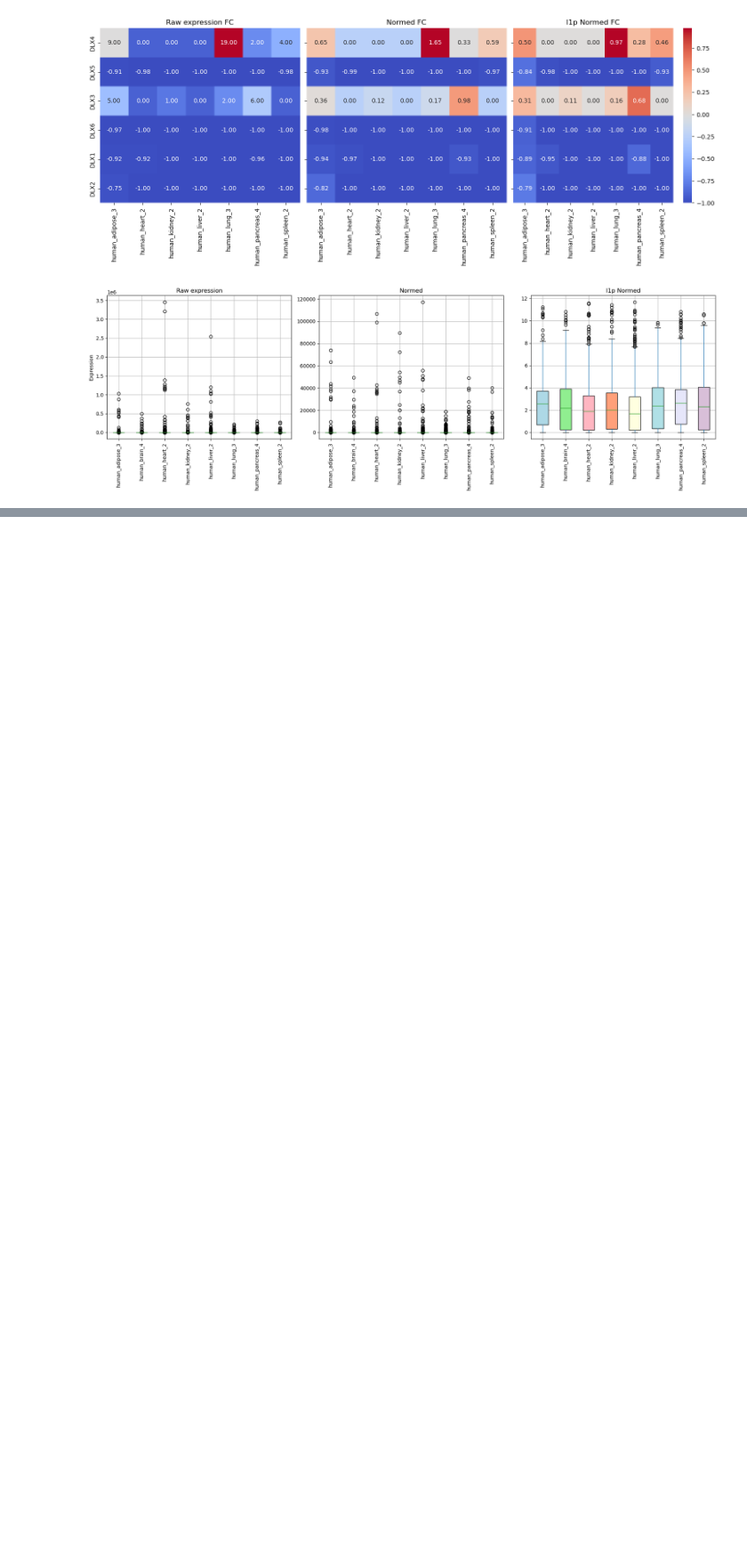
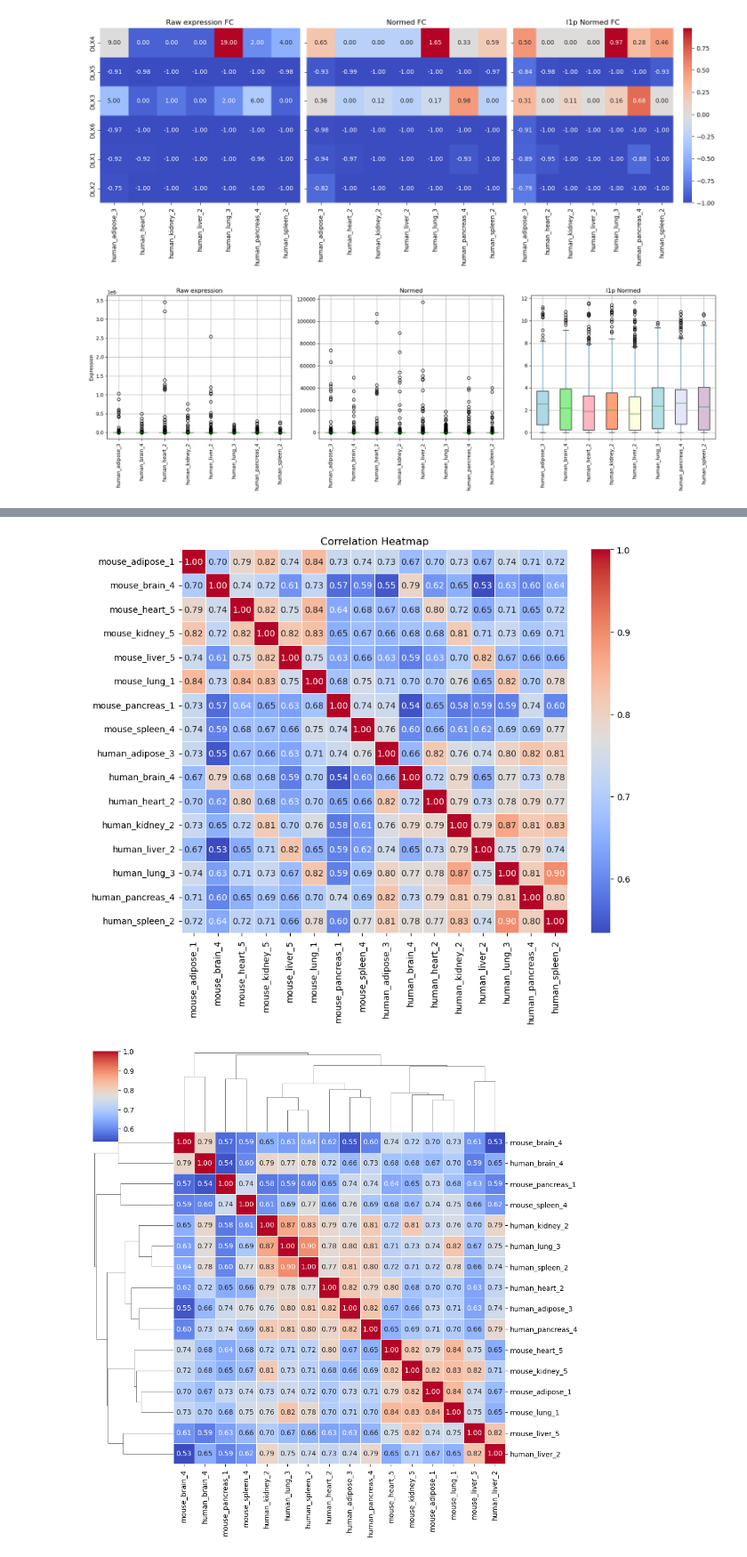
Before and after one commit to NYUAD-Core-Bioinformatics/StartAnalytics_2025, a Jupyter notebook: notebooks/day_1_python.ipynb, the cells around one changed output, grey strips where cells are left out. Shown at 89% size. Saved outputs shown, nothing was run; the diff lists cells and outputs as text; code cells hidden in the pictures; blank space fills up the shorter version.

```diff
--- a/notebooks/day_1_python.ipynb
+++ b/notebooks/day_1_python.ipynb
@@ -446,0 +498,3 @@ plt.show()
+# %%
+normed_mouse = np.log1p(mouse.div(mouse.sum(axis=0), axis=1)*1e6)
+normed_mouse.loc[mouse_dlx_rows]
@@ -446,0 +529,7 @@ plt.show()
+# %%
+star_normed_mouse = normed_mouse.merge(gene_map, left_index=True, right_on='mouse')
+star_normed_human = np.log1p(normed_human).merge(gene_map, left_index=True, right_on='human')
+# %%
+merged_df = star_normed_mouse.merge(star_normed_human, right_index=True, left_index=True, suffixes=('', '_drop'))
+merged_df = merged_df.loc[:, ~merged_df.columns.str.endswith('_drop')]
+merged_df
@@ -446,0 +550,13 @@ plt.show()
+# %%
+correlation_matrix = merged_df.loc[:,~merged_df.columns.isin(['human', 'mouse'])].corr()
+
+# Create the heatmap using Seaborn
+plt.figure(figsize=(10, 8))
+sns.heatmap(correlation_matrix, annot=True, cmap='coolwarm', fmt=".2f", linewidths=0.5)
+plt.title('Correlation Heatmap')
+plt.show()
+sns.clustermap(correlation_matrix, annot=True, cmap='coolwarm', fmt=".2f", linewidths=0.5)
+plt.show()
+# %% [output]
+[figure, added]
+[figure, added]
```
Also changed, not shown: parts of 8 cells of this notebook.
